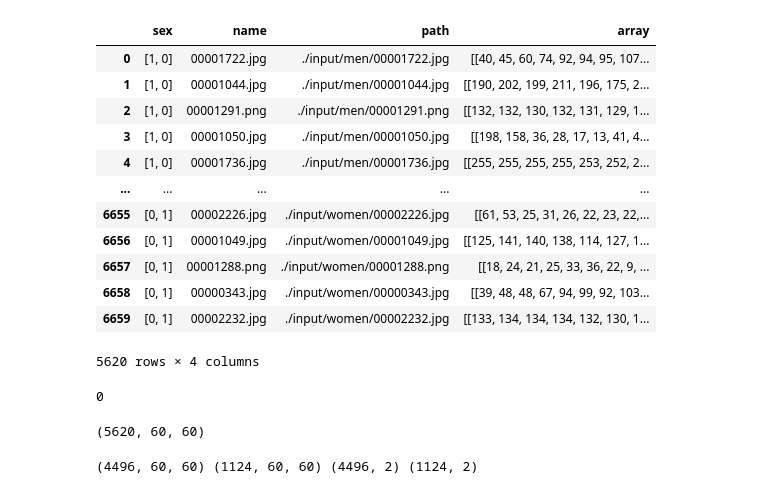
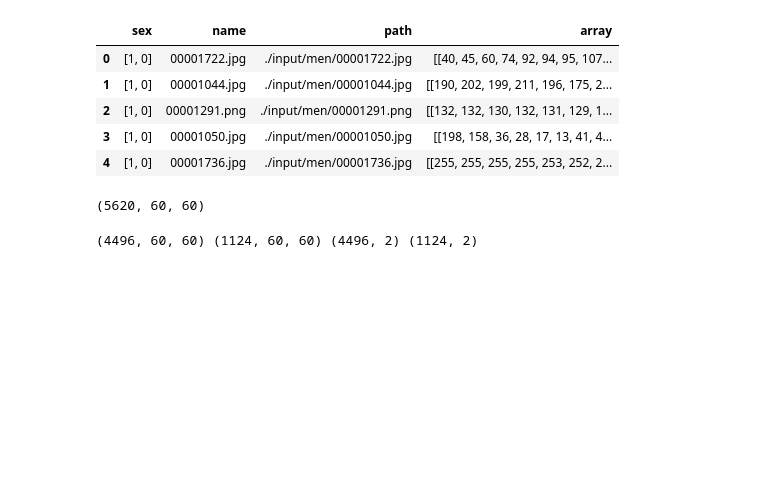
Before and after one commit to hector-lovi/audiovisual-analysis-project, a Jupyter notebook: nn_sex-classification.ipynb, the cells around one changed output. Drawn from its saved outputs; the diff is of its cells as text; code cells hidden in the pictures; blank space fills up the shorter version.

```diff
--- a/nn_sex-classification.ipynb
+++ b/nn_sex-classification.ipynb
@@ -20,28 +20,17 @@ from PIL import Image
 %matplotlib inline
 # %%
 df = pd.read_pickle('./output/dataCleanGray.pkl')
-df
+df.head()
 # %% [output]
 |  | sex | name | path | array |
 | 0 | [1, 0] | 00001722.jpg | ./input/men/00001722.jpg | [[40, 45, 60, 74, 92, 94, 95, 107... |
 | 1 | [1, 0] | 00001044.jpg | ./input/men/00001044.jpg | [[190, 202, 199, 211, 196, 175, 2... |
 | 2 | [1, 0] | 00001291.png | ./input/men/00001291.png | [[132, 132, 130, 132, 131, 129, 1... |
 | 3 | [1, 0] | 00001050.jpg | ./input/men/00001050.jpg | [[198, 158, 36, 28, 17, 13, 41, 4... |
 | 4 | [1, 0] | 00001736.jpg | ./input/men/00001736.jpg | [[255, 255, 255, 255, 253, 252, 2... |
-| ... | ... | ... | ... | ... |
-| 6655 | [0, 1] | 00002226.jpg | ./input/women/00002226.jpg | [[61, 53, 25, 31, 26, 22, 23, 22,... |
-| 6656 | [0, 1] | 00001049.jpg | ./input/women/00001049.jpg | [[125, 141, 140, 138, 114, 127, 1... |
-| 6657 | [0, 1] | 00001288.png | ./input/women/00001288.png | [[18, 24, 21, 25, 33, 36, 22, 9, ... |
-| 6658 | [0, 1] | 00000343.jpg | ./input/women/00000343.jpg | [[39, 48, 48, 67, 94, 99, 92, 103... |
-| 6659 | [0, 1] | 00002232.jpg | ./input/women/00002232.jpg | [[133, 134, 134, 134, 132, 130, 1... |
-5620 rows × 4 columns
 # %%
 X = np.stack(df['array'])
 y = np.stack(df['sex'])
-# %%
-y[5000][0]
-# %% [output]
-0
 # %%
 X.shape
 # %% [output]
```
Also changed, not shown: parts of 3 cells of this notebook.
